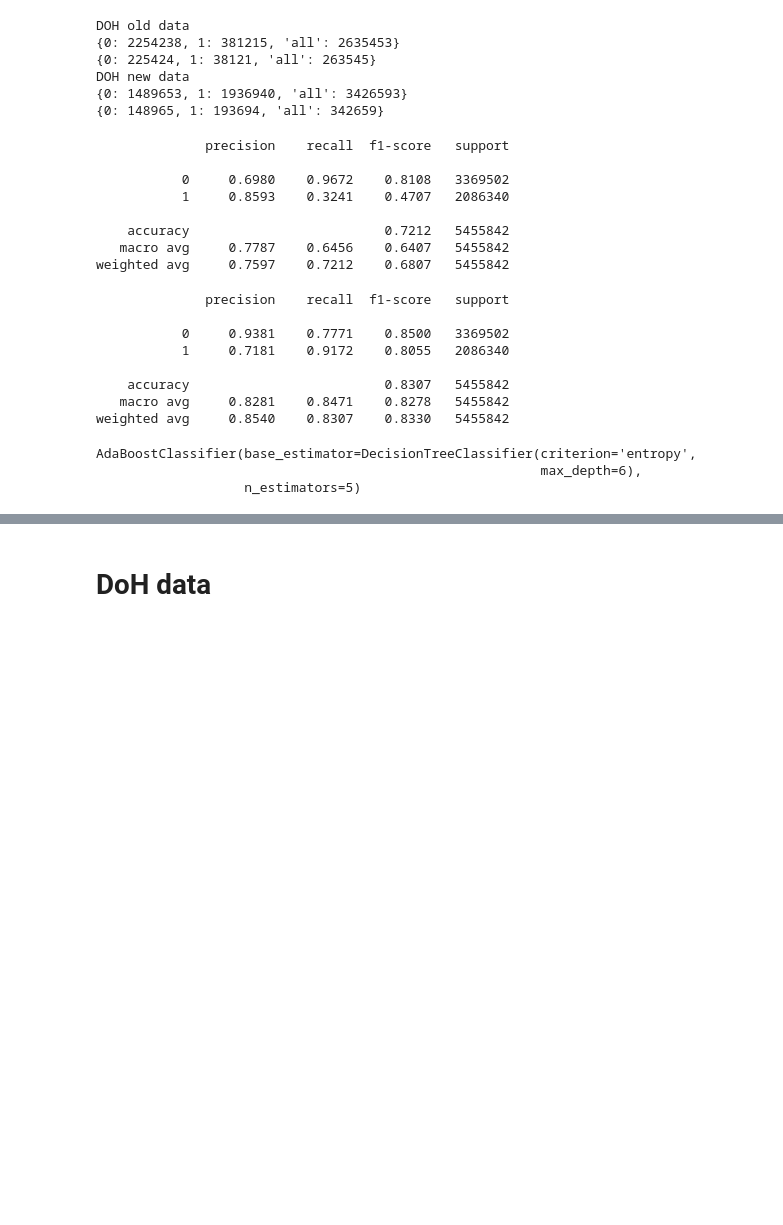
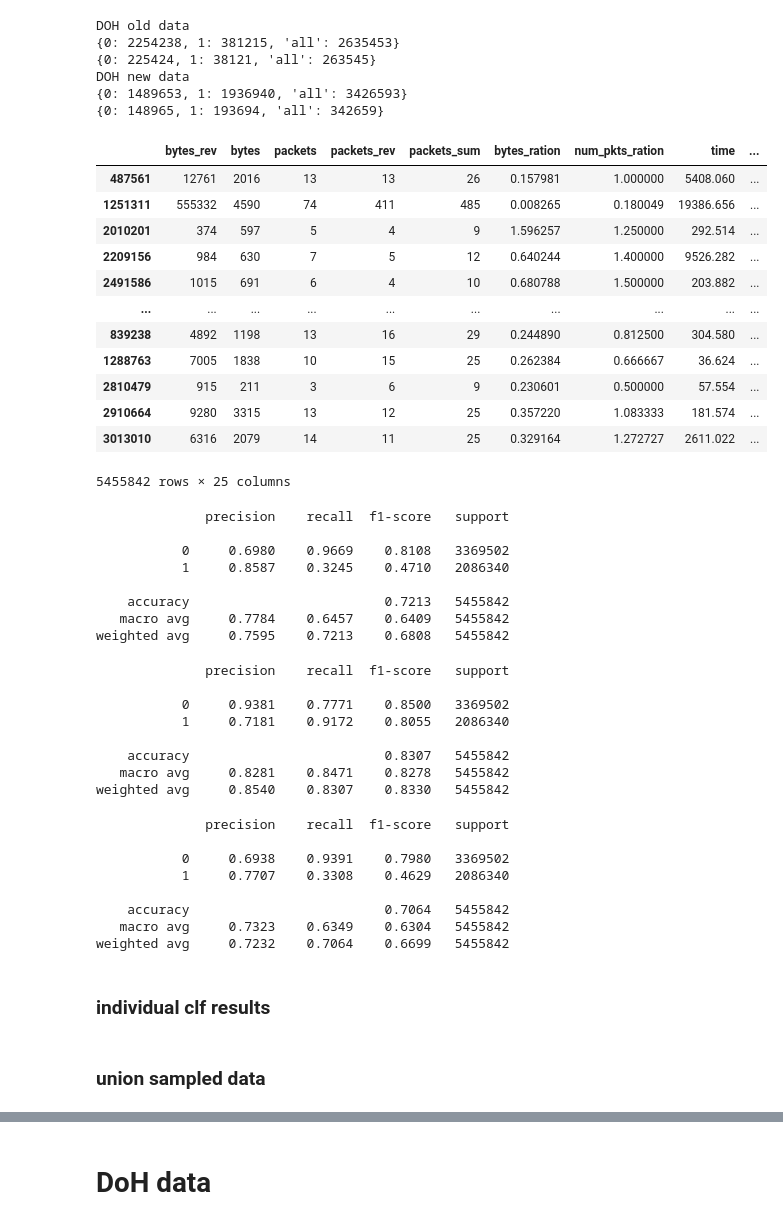
Before and after one commit to jirkaseta/dataset_cluster_analysis, a Jupyter notebook: cluster_report.ipynb, the cells around one changed output, grey strips where cells are left out. Cells and saved outputs as stored; diff of their text form; code cells hidden in the pictures; blank space fills up the shorter version.

```diff
--- a/cluster_report.ipynb
+++ b/cluster_report.ipynb
@@ -167,7 +167,7 @@ class Modifier(Dataset):
       print("Reduction coef",reduction_ratio)
     index_reduction=no_reduction_data
     self.newdata=pd.concat([self.newdata,index_reduction.join(cluster_model.data.X).drop(columns=["predict"]).join(cluster_model.data.y)])
-
+    return cluster_model.result_new.shape[0]-index_reduction.shape[0]
 
   def augument(self,cluster_model,custom_ratio=None):
     self.set_class(cluster_model.class_number)
@@ -193,11 +193,35 @@ class Modifier(Dataset):
       new_data_sampled=pd.concat([new_data_sampled,data_to_sample])
     new_data_sampled=new_data_sampled.join(self.X)
     new_data_sampled=new_data_sampled.join(self.y)
-    #new_data_sampled.pop("predict")
+    new_data_sampled.pop("predict")
     print("new data sampled",cluster_model.class_number)
     print(new_data_sampled.shape)
     self.newdata=pd.concat([self.newdata,new_data_sampled])
 
+  def augument_coeff(self,cluster_model,reduced_amount,custom_ratio=None):
+    self.set_class(cluster_model.class_number)
+    cluster_model.data.set_class(cluster_model.class_number)
+    cluster_model.predict(self)
+    self.get_data_amount(cluster_model)
+    print("POTENTIAL AMOUNT",self.potential_amount)
+    print("REDUCED AMOUNT",reduced_amount)
+    aug_weight=min(reduced_amount/self.potential_amount,1)
+    new_data_sampled=pd.DataFrame()
+    for aug_can,coeff in cluster_model.augument.items():
+      data_to_sample=cluster_model.result_new[cluster_model.result_new["predict"]==aug_can]
+      data_to_sample=data_to_sample.sample(frac=coeff*aug_weight,random_state=42)
+
+      new_data_sampled=pd.concat([new_data_sampled,data_to_sample])
+    new_data_sampled.value_counts().plot(kind='bar')
+    #print(new_data_sampled)
+    plt.show()
+    #plt.clf()
+    new_data_sampled=new_data_sampled.join(self.X)
+    new_data_sampled=new_data_sampled.join(self.y)
+    new_data_sampled.pop("predict")
+    print("new data sampled",cluster_model.class_number)
+    print(new_data_sampled.shape)
+    self.newdata=pd.concat([self.newdata,new_data_sampled])
 
   def get_ratio(self,cluster_data_size,whole_data_size,clusters_amount):
     cluster_ratio=cluster_data_size/whole_data_size*100
@@ -205,6 +229,13 @@ class Modifier(Dataset):
     print("Original ratio",cluster_ratio)
     cluster_avg=0.5*(cluster_ratio+100/clusters_amount)
     return cluster_avg/cluster_ratio
+
+  def get_data_amount(self,model):
+    self.potential_amount=0
+    clusters,counts=np.unique(model.result_new,return_counts=True)
+    for cluster,amount in zip(clusters,counts):
+      self.potential_amount+=model.augument[cluster]*amount
+    self.potential_amount=int(self.potential_amount)
 
   def compare_models(self,old,new,test_data):
 
@@ -820,9 +879,24 @@ DOH new data
 # %%
 
 X_test=pd.concat([X_test_old,X_test_new])
 y_test=pd.concat([y_test_old,y_test_new])
 test_data=Dataset(_,label,use_case,class_values)
 test_data.set_data(pd.concat([X_test,y_test],axis=1))
+test_data.csv_data
+# %% [output]
+|  | bytes_rev | bytes | packets | packets_rev | packets_sum | bytes_ration | num_pkts_ration | time | ... |
+| 487561 | 12761 | 2016 | 13 | 13 | 26 | 0.157981 | 1.000000 | 5408.060 | ... |
+| 1251311 | 555332 | 4590 | 74 | 411 | 485 | 0.008265 | 0.180049 | 19386.656 | ... |
+| 2010201 | 374 | 597 | 5 | 4 | 9 | 1.596257 | 1.250000 | 292.514 | ... |
+| 2209156 | 984 | 630 | 7 | 5 | 12 | 0.640244 | 1.400000 | 9526.282 | ... |
+| 2491586 | 1015 | 691 | 6 | 4 | 10 | 0.680788 | 1.500000 | 203.882 | ... |
+| ... | ... | ... | ... | ... | ... | ... | ... | ... | ... |
+| 839238 | 4892 | 1198 | 13 | 16 | 29 | 0.244890 | 0.812500 | 304.580 | ... |
+| 1288763 | 7005 | 1838 | 10 | 15 | 25 | 0.262384 | 0.666667 | 36.624 | ... |
+| 2810479 | 915 | 211 | 3 | 6 | 9 | 0.230601 | 0.500000 | 57.554 | ... |
+| 2910664 | 9280 | 3315 | 13 | 12 | 25 | 0.357220 | 1.083333 | 181.574 | ... |
+| 3013010 | 6316 | 2079 | 14 | 11 | 25 | 0.329164 | 1.272727 | 2611.022 | ... |
+5455842 rows × 25 columns
 # %%
 
 clf_old = AdaBoostClassifier(
@@ -835,12 +909,12 @@ print(classification_report(y_test,pred,digits=4))
 # %% [output]
               precision    recall  f1-score   support
 
-           0     0.6980    0.9672    0.8108   3369502
-           1     0.8593    0.3241    0.4707   2086340
+           0     0.6980    0.9669    0.8108   3369502
+           1     0.8587    0.3245    0.4710   2086340
 
-    accuracy                         0.7212   5455842
-   macro avg     0.7787    0.6456    0.6407   5455842
-weighted avg     0.7597    0.7212    0.6807   5455842
+    accuracy                         0.7213   5455842
+   macro avg     0.7784    0.6457    0.6409   5455842
+weighted avg     0.7595    0.7213    0.6808   5455842
 # %%
 clf_new=AdaBoostClassifier(
     base_estimator=DecisionTreeClassifier(max_depth=6,criterion='entropy',max_features=None),n_estimators=5,algorithm='SAMME.R'
@@ -860,12 +934,21 @@ weighted avg     0.8540    0.8307    0.8330   5455842
 # %%
 
 # just small sample to train classifier
-dumb_X_train, _, dumb_y_train, _ = train_test_split(X_train_old, y_train_old, test_size=0.9, random_state=42, shuffle=True, stratify=y_train_old)
+dumb_X_train, _, dumb_y_train, _ = train_test_split(X_train_old, y_train_old, test_size=0.99, random_state=42, shuffle=True, stratify=y_train_old)
 clf_dumb=AdaBoostClassifier(
     base_estimator=DecisionTreeClassifier(max_depth=6,criterion='entropy',max_features=None),n_estimators=5,algorithm='SAMME.R'
     )
 clf_dumb.fit(dumb_X_train, dumb_y_train)
+pred=clf_dumb.predict(X_test)
+print(classification_report(y_test,pred,digits=4))
 # %% [output]
-AdaBoostClassifier(base_estimator=DecisionTreeClassifier(criterion='entropy',
-                                                         max_depth=6),
-                   n_estimators=5)
+              precision    recall  f1-score   support
+
+           0     0.6938    0.9391    0.7980   3369502
+           1     0.7707    0.3308    0.4629   2086340
+
+    accuracy                         0.7064   5455842
+   macro avg     0.7323    0.6349    0.6304   5455842
+weighted avg     0.7232    0.7064    0.6699   5455842
+# %% [markdown]
+### individual clf results
@@ -871,0 +962,2 @@ AdaBoostClassifier(base_estimator=DecisionTreeClassifier(criterion='entropy',
+# %% [markdown]
+### union sampled data
```
Also changed, not shown: parts of 24 cells of this notebook.
